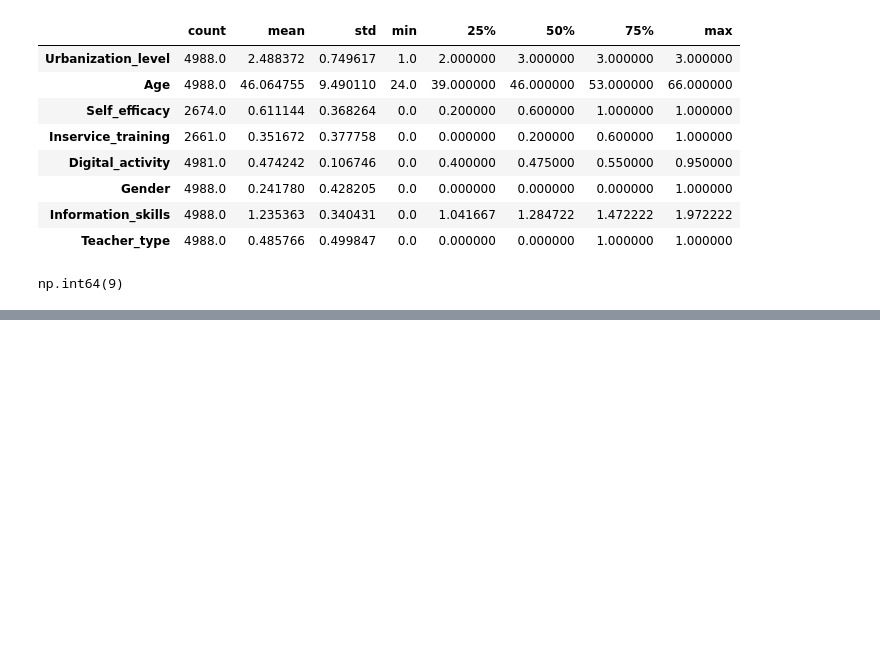
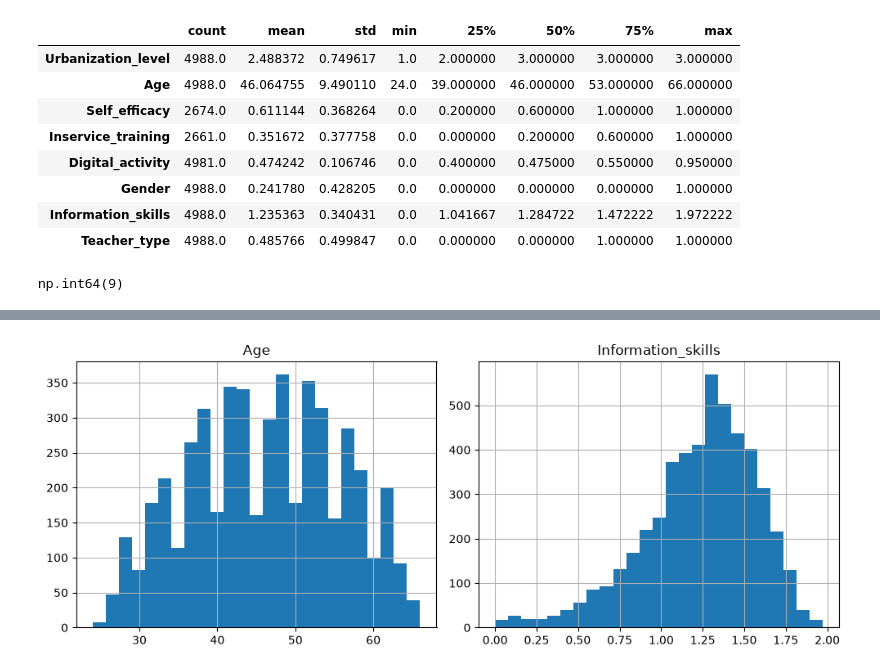
Before and after one commit to Kenchan-paradise/messy-data-eda, a Jupyter notebook: notebook.ipynb, the cells around one changed output, grey strips where cells are left out. Saved outputs shown, nothing was run; the diff lists cells and outputs as text; code cells hidden in the pictures; blank space fills up the shorter version.

Commit message:
labled with markdown cells & visualise distribution

```diff
--- a/notebook.ipynb
+++ b/notebook.ipynb
@@ -187,2 +195,4 @@ np.int64(9)
 # %%
-# Cleaning up the dataset and a reason for each decision
+before = len(df)
+df = df.drop_duplicates().reset_index(drop=True)
+print(f"Removed {before - len(df)} duplicate rows")
@@ -188,0 +204,7 @@ np.int64(9)
+# %%
+df[['Age', 'Information_skills']].hist(bins=25, figsize=(10, 4))
+plt.tight_layout()
+plt.savefig('distributions_continuous.png')
+plt.show()
+# %% [output]
+[figure, added]
```
Also changed, not shown: parts of 19 cells of this notebook, 2 other files.
